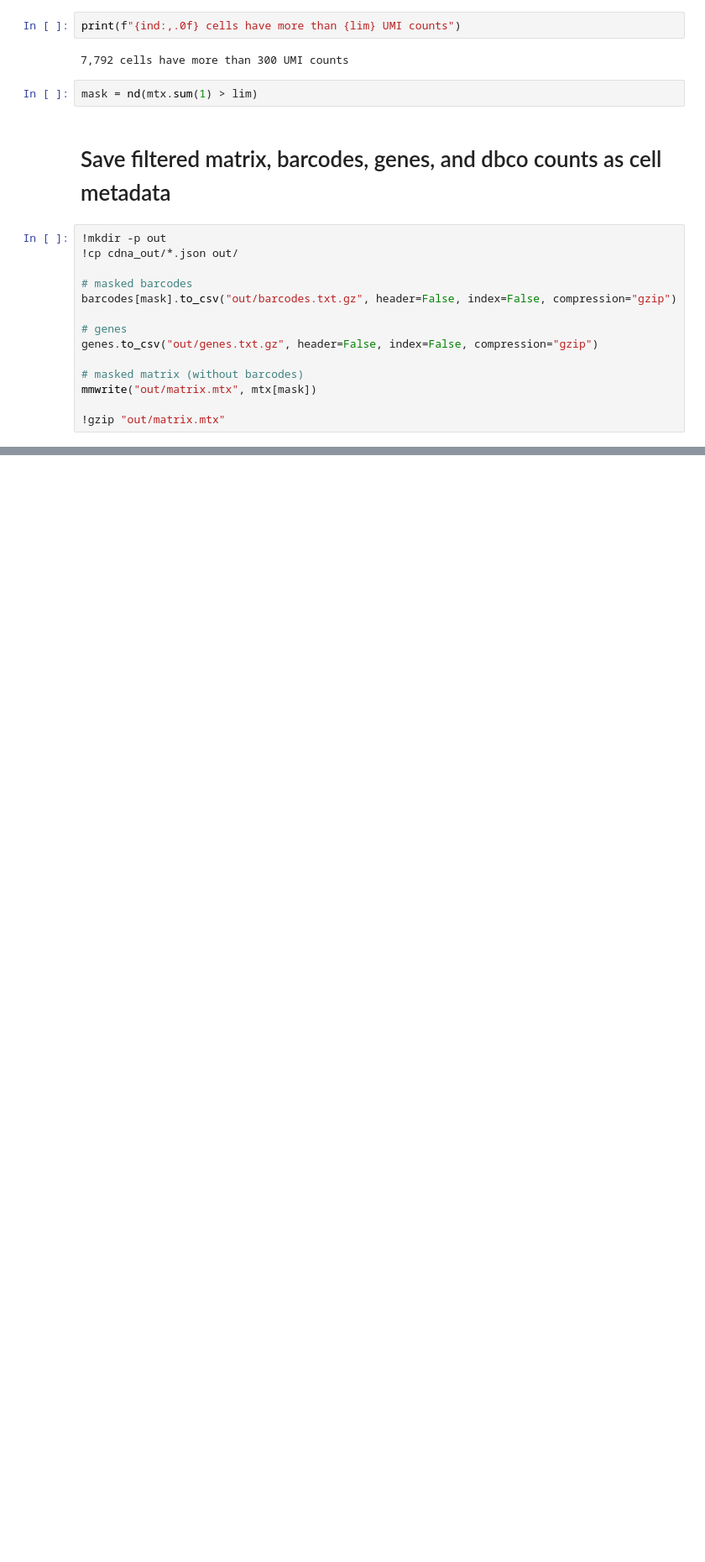
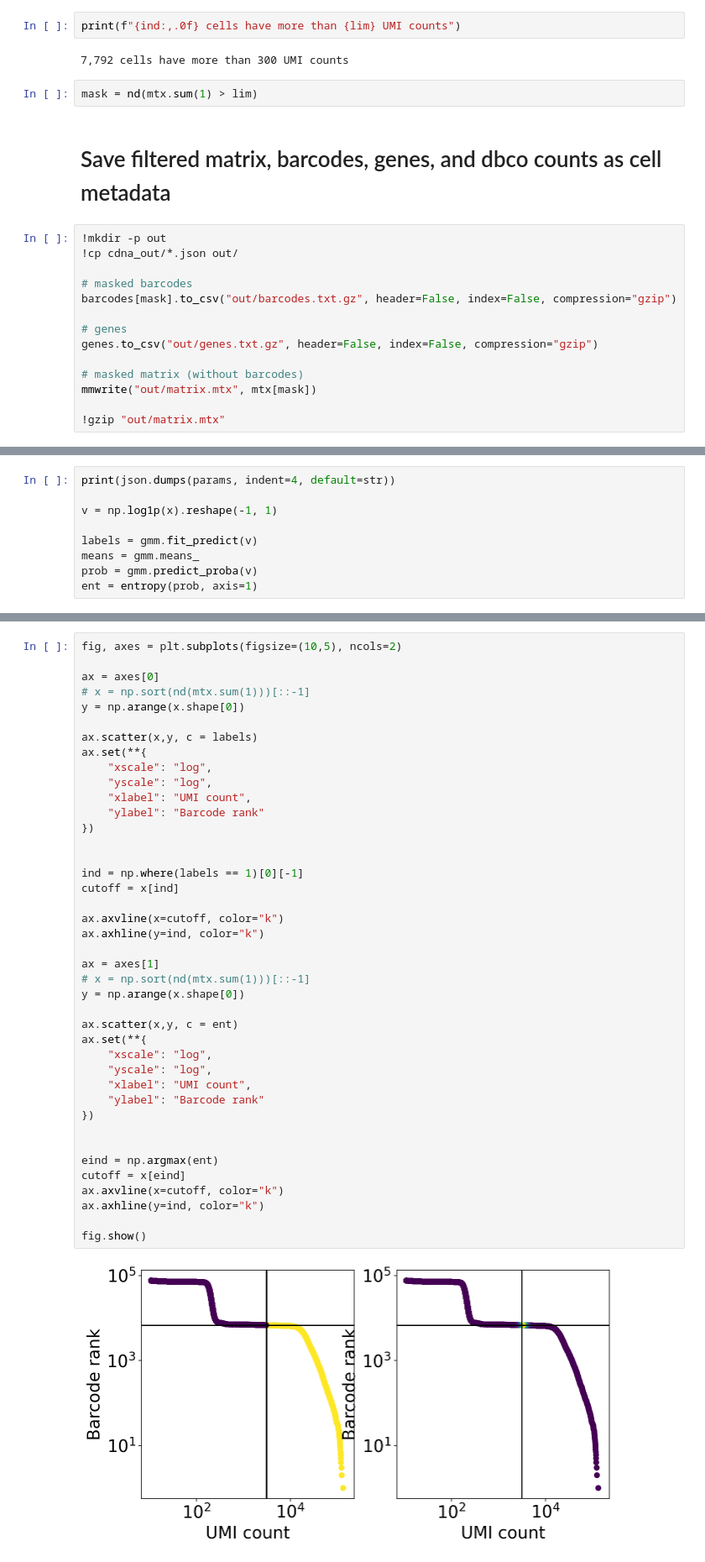
Before and after one commit to sbooeshaghi/azucar, a Jupyter notebook: analysis/293T/obs7/knee.ipynb, the cells around one changed output, grey strips where cells are left out. Shown at 84% size. Drawn from its saved outputs; the diff is of its cells as text; blank space fills up the shorter version.

```diff
--- a/analysis/293T/obs7/knee.ipynb
+++ b/analysis/293T/obs7/knee.ipynb
@@ -79,0 +108,9 @@ mmwrite("out/matrix.mtx", mtx[mask])
+# %%
+print(json.dumps(params, indent=4, default=str))
+
+v = np.log1p(x).reshape(-1, 1)
+
+labels = gmm.fit_predict(v)
+means = gmm.means_
+prob = gmm.predict_proba(v)
+ent = entropy(prob, axis=1)
@@ -79,0 +143,43 @@ mmwrite("out/matrix.mtx", mtx[mask])
+# %%
+fig, axes = plt.subplots(figsize=(10,5), ncols=2)
+
+ax = axes[0]
+# x = np.sort(nd(mtx.sum(1)))[::-1]
+y = np.arange(x.shape[0])
+
+ax.scatter(x,y, c = labels)
+ax.set(**{
+    "xscale": "log",
+    "yscale": "log",
+    "xlabel": "UMI count",
+    "ylabel": "Barcode rank"
+})
+
+
+ind = np.where(labels == 1)[0][-1]
+cutoff = x[ind]
+
+ax.axvline(x=cutoff, color="k")
+ax.axhline(y=ind, color="k")
+
+ax = axes[1]
+# x = np.sort(nd(mtx.sum(1)))[::-1]
+y = np.arange(x.shape[0])
+
+ax.scatter(x,y, c = ent)
+ax.set(**{
+    "xscale": "log",
+    "yscale": "log",
+    "xlabel": "UMI count",
+    "ylabel": "Barcode rank"
+})
+
+
+eind = np.argmax(ent)
+cutoff = x[eind]
+ax.axvline(x=cutoff, color="k")
+ax.axhline(y=ind, color="k")
+
+fig.show()
+# %% [output]
+[figure, added]
```
Also changed, not shown: parts of 8 cells of this notebook, 27 other files.
